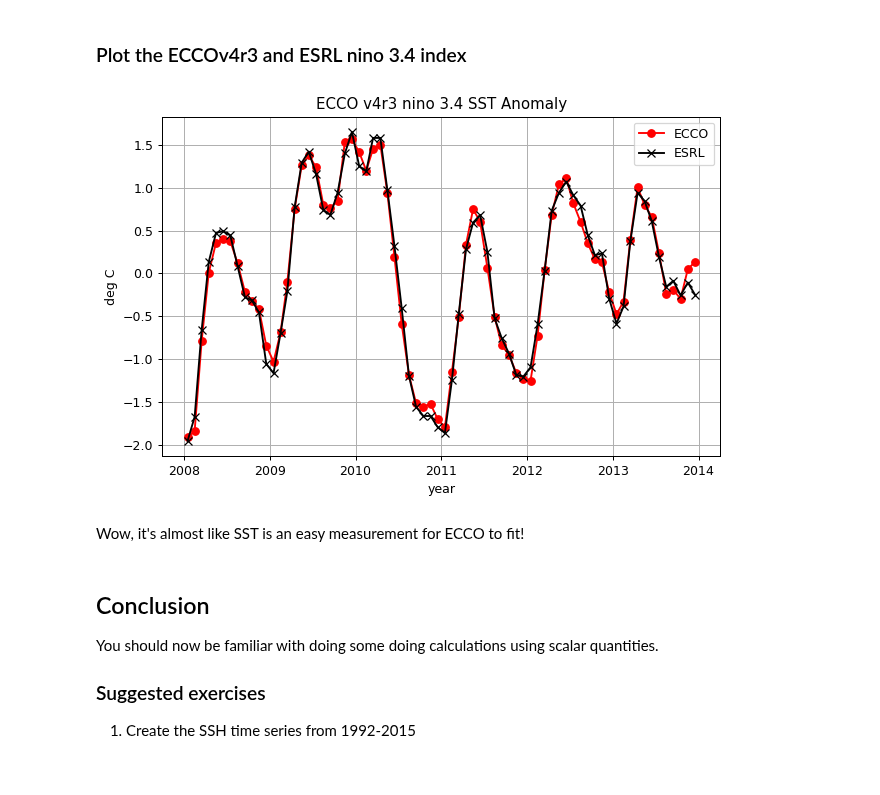
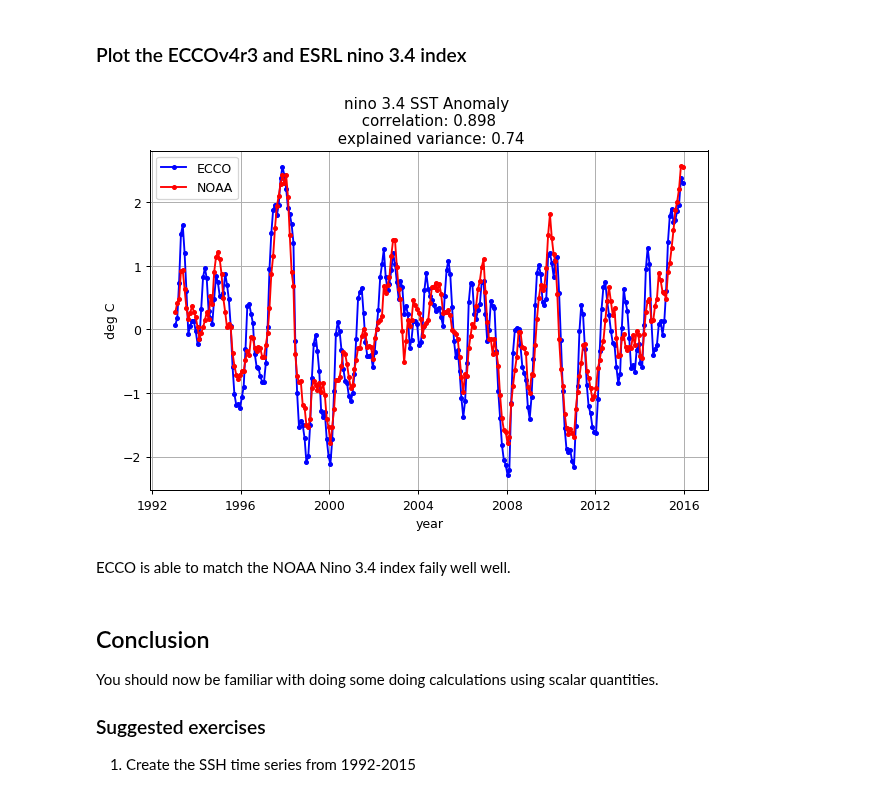
Before and after one commit to ECCO-GROUP/ECCO-v4-Python-Tutorial, a Jupyter notebook: Tutorials_as_Jupyter_Notebooks/ECCO_v4_Example_calculations_with_scalar_quantities.ipynb, the cells around one changed output. Drawn from its saved outputs; the diff is of its cells as text; code cells hidden in the pictures.

```diff
--- a/Tutorials_as_Jupyter_Notebooks/ECCO_v4_Example_calculations_with_scalar_quantities.ipynb
+++ b/Tutorials_as_Jupyter_Notebooks/ECCO_v4_Example_calculations_with_scalar_quantities.ipynb
@@ -41,0 +44,5 @@ ECCO_dir = base_dir + '/Release3_alt'
+# %%
+## Load the model grid
+grid_dir= ECCO_dir + '/nctiles_grid/'
+
+ecco_grid = ecco.load_ecco_grid_nc(grid_dir, 'ECCOv4r3_grid.nc', k_subset=[0])
@@ -355,10 +389,10 @@ array(4.49163475)
 # %% [markdown]
 ## Regional calculations with THETA
 # %%
-lat_bounds = np.logical_and(ecco_ds.YC >= -5, ecco_ds.YC <= 5)
-lon_bounds = np.logical_and(ecco_ds.XC >= -170, ecco_ds.XC <= -120)
+lat_bounds = np.logical_and(ecco_monthly_ds.YC >= -5, ecco_monthly_ds.YC <= 5)
+lon_bounds = np.logical_and(ecco_monthly_ds.XC >= -170, ecco_monthly_ds.XC <= -120)
 
-SST = ecco_ds.THETA.isel(k=0)
+SST = ecco_monthly_ds.THETA.isel(k=0)
 SST_masked=SST.where(np.logical_and(lat_bounds, lon_bounds))
 # %%
 plt.figure(figsize=(12,5), dpi= 90)
@@ -375,10 +409,9 @@ plt.title('SST in nino 3.4 box: \n %s ' % str(ecco_ds.time[0].values));
 # %%
 # Create the same mask for the grid cell area
-rA_masked=ecco_ds.rA.where(np.logical_and(lat_bounds, lon_bounds));
+rA_masked=ecco_monthly_ds.rA.where(np.logical_and(lat_bounds, lon_bounds));
 
 # Calculate the area-weighted mean in the box
 SST_masked_mean=(SST_masked*rA_masked).sum(dim=['tile','j','i'])/np.sum(rA_masked)
 
-# Substract the temporal mean from the area-weighted mean to get a time series
-SST_nino_34_anom = SST_masked_mean - np.mean(SST_masked_mean)
-SST_nino_34_anom
+# Substract the temporal mean from the area-weighted mean to get a time series, the Nino 3.4 index
+SST_nino_34_anom_ECCO_monthly_mean = SST_masked_mean - np.mean(SST_masked_mean)
@@ -421,0 +476,3 @@ nino34_2008_2013 = \
+# %%
+SST_nino_34_anom_NOAA_monthly_mean = SST_nino_34_anom_ECCO_monthly_mean.copy(deep=True)
+SST_nino_34_anom_NOAA_monthly_mean.values[:] = nino34_noaa.ravel()
@@ -422,18 +483,24 @@ nino34_2008_2013 = \
 # %% [markdown]
 ### Plot the ECCOv4r3 and ESRL nino 3.4 index
 # %%
+# calculate correlation between time series
+nino_corr = np.corrcoef(SST_nino_34_anom_ECCO_monthly_mean, SST_nino_34_anom_NOAA_monthly_mean)[1]
+nino_ev   = 1 - np.var(SST_nino_34_anom_ECCO_monthly_mean-SST_nino_34_anom_NOAA_monthly_mean)/np.var(SST_nino_34_anom_NOAA_monthly_mean)
 plt.figure(figsize=(8,5), dpi= 90)
-plt.plot(SST_masked.time,SST_nino_34_anom - SST_nino_34_anom.mean(),'ro-')
-plt.plot(SST_masked.time, nino34_2008_2013 - np.mean(nino34_2008_2013),'kx-')
-plt.title('ECCO v4r3 nino 3.4 SST Anomaly');
-plt.legend(('ECCO','ESRL'))
+plt.plot(SST_nino_34_anom_ECCO_monthly_mean.time, \
+             SST_nino_34_anom_ECCO_monthly_mean - SST_nino_34_anom_ECCO_monthly_mean.mean(),'b.-')
+plt.plot(SST_nino_34_anom_NOAA_monthly_mean.time, \
+             SST_nino_34_anom_NOAA_monthly_mean - SST_nino_34_anom_NOAA_monthly_mean.mean(),'r.-')
+plt.title('nino 3.4 SST Anomaly \n correlation: %s \n explained variance: %s' % (np.round(nino_corr[0],3), \
+                                                                                 np.round(nino_ev.values,3)));
+plt.legend(('ECCO','NOAA'))
 plt.ylabel('deg C');
 plt.xlabel('year');
 plt.grid()
 # %% [output]
-[figure, old version]
+[figure, new version]
-# %% [markdown]
-Wow, it's almost like SST is an easy measurement for ECCO to fit!
+# %% [markdown]
+ECCO is able to match the NOAA Nino 3.4 index faily well well.
 # %% [markdown]
 ## Conclusion
 
```
Also changed, not shown: parts of 50 cells of this notebook, 17 other files.
